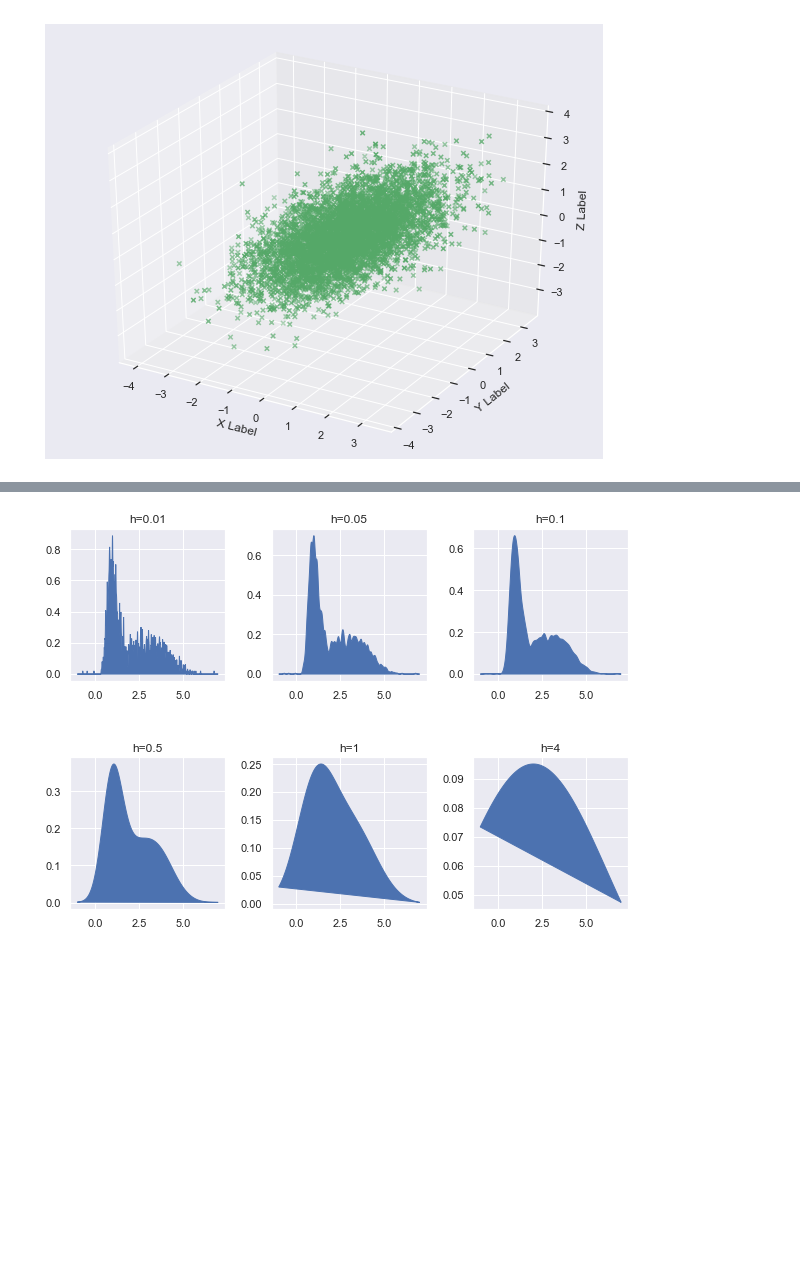
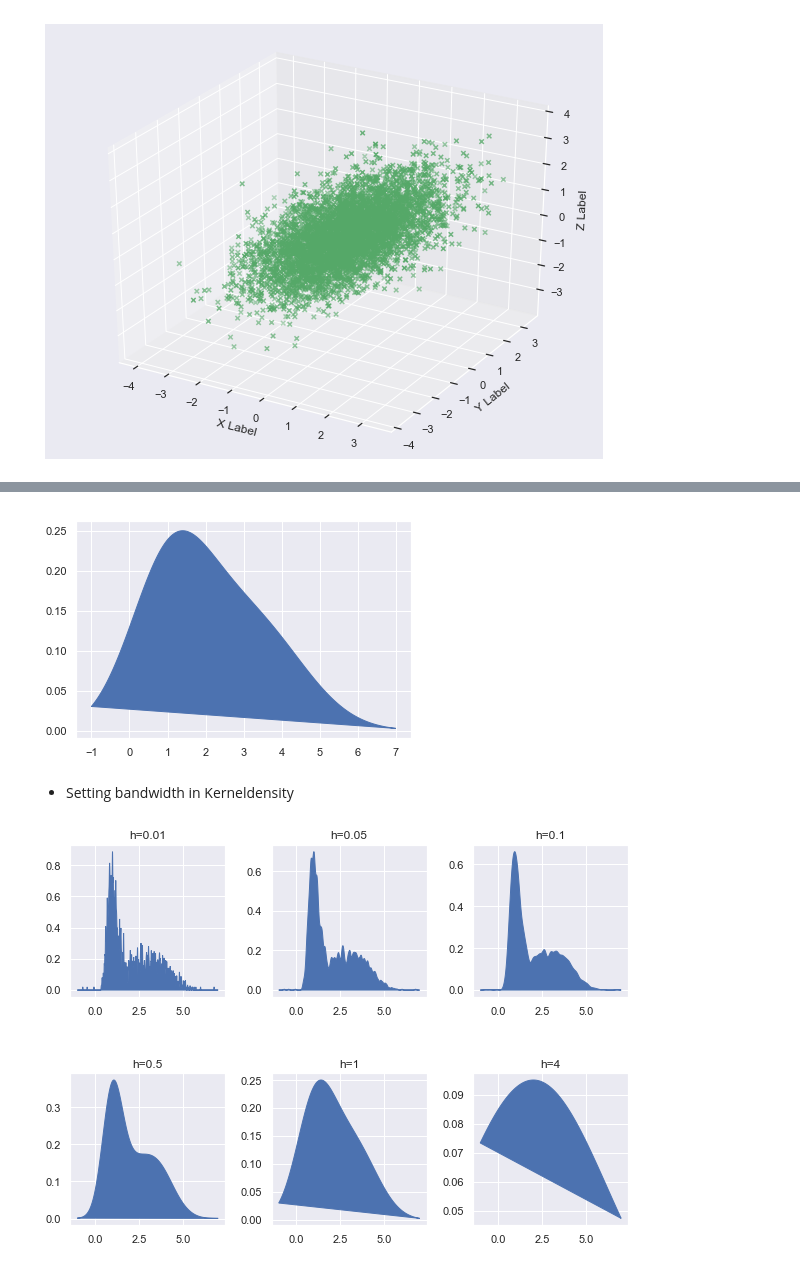
Before and after one commit to npshub/numpy, a Jupyter notebook: 5a. Statistics-Probability.ipynb, the cells around one changed output, grey strips where cells are left out. Drawn from its saved outputs; the diff is of its cells as text; code cells hidden in the pictures; blank space fills up the shorter version.

```diff
--- a/5a. Statistics-Probability.ipynb
+++ b/5a. Statistics-Probability.ipynb
@@ -292,9 +322,16 @@ plt.show()
 # %%
 x_test = np.linspace(-1, 7, 2000)[:, np.newaxis]
 
 model = KernelDensity()
 model.fit(x_train)
 log_dens = model.score_samples(x_test)
+
+plt.fill(x_test, np.exp(log_dens), c='b')
+pass
+# %% [output]
+[figure, added]
+# %% [markdown]
+- Setting bandwidth in Kerneldensity
 # %%
 bandwidths = [0.01, 0.05, 0.1, 0.5, 1, 4]
 fig, ax = plt.subplots(nrows=2, ncols=3, figsize=(10, 7))
```
Also changed, not shown: parts of 32 cells of this notebook, 1 other file.
